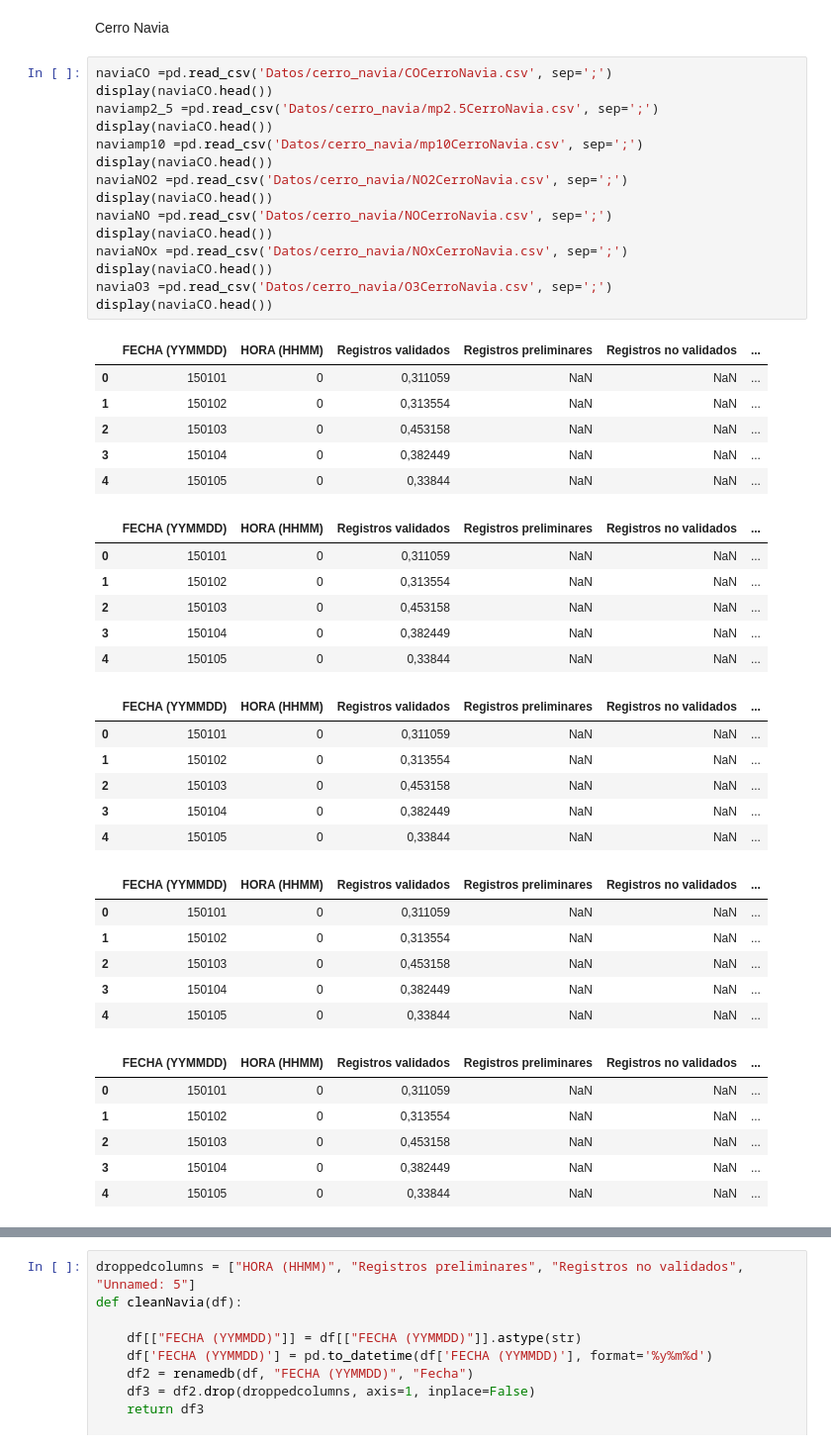
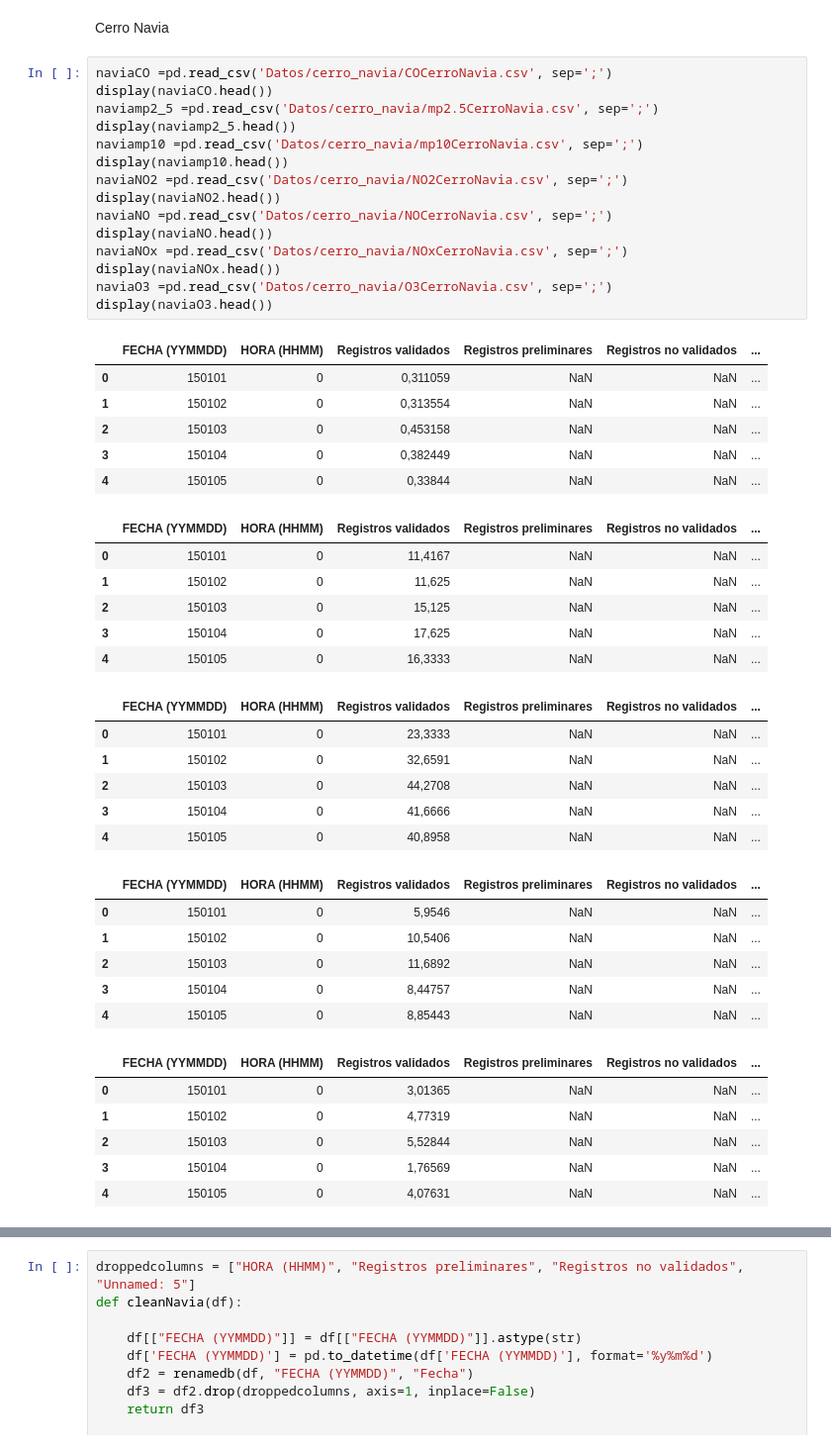
Before and after one commit to Seba-RC/AnalisisContaminacionAire, a Jupyter notebook: AnalisisDatos.ipynb, the cells around one changed output, grey strips where cells are left out. Shown at 99% size. Drawn from its saved outputs; the diff is of its cells as text.

```diff
--- a/AnalisisDatos.ipynb
+++ b/AnalisisDatos.ipynb
@@ -27,47 +27,47 @@ Cerro Navia
 # %%
 naviaCO =pd.read_csv('Datos/cerro_navia/COCerroNavia.csv', sep=';')
 display(naviaCO.head())
 naviamp2_5 =pd.read_csv('Datos/cerro_navia/mp2.5CerroNavia.csv', sep=';')
-display(naviaCO.head())
+display(naviamp2_5.head())
 naviamp10 =pd.read_csv('Datos/cerro_navia/mp10CerroNavia.csv', sep=';')
-display(naviaCO.head())
+display(naviamp10.head())
 naviaNO2 =pd.read_csv('Datos/cerro_navia/NO2CerroNavia.csv', sep=';')
-display(naviaCO.head())
+display(naviaNO2.head())
 naviaNO =pd.read_csv('Datos/cerro_navia/NOCerroNavia.csv', sep=';')
-display(naviaCO.head())
+display(naviaNO.head())
 naviaNOx =pd.read_csv('Datos/cerro_navia/NOxCerroNavia.csv', sep=';')
-display(naviaCO.head())
+display(naviaNOx.head())
 naviaO3 =pd.read_csv('Datos/cerro_navia/O3CerroNavia.csv', sep=';')
-display(naviaCO.head())
+display(naviaO3.head())
 # %% [output]
 |  | FECHA (YYMMDD) | HORA (HHMM) | Registros validados | Registros preliminares | Registros no validados | ... |
 | 0 | 150101 | 0 | 0,311059 | NaN | NaN | ... |
 | 1 | 150102 | 0 | 0,313554 | NaN | NaN | ... |
 | 2 | 150103 | 0 | 0,453158 | NaN | NaN | ... |
 | 3 | 150104 | 0 | 0,382449 | NaN | NaN | ... |
 | 4 | 150105 | 0 | 0,33844 | NaN | NaN | ... |
 |  | FECHA (YYMMDD) | HORA (HHMM) | Registros validados | Registros preliminares | Registros no validados | ... |
-| 0 | 150101 | 0 | 0,311059 | NaN | NaN | ... |
-| 1 | 150102 | 0 | 0,313554 | NaN | NaN | ... |
-| 2 | 150103 | 0 | 0,453158 | NaN | NaN | ... |
-| 3 | 150104 | 0 | 0,382449 | NaN | NaN | ... |
-| 4 | 150105 | 0 | 0,33844 | NaN | NaN | ... |
+| 0 | 150101 | 0 | 11,4167 | NaN | NaN | ... |
+| 1 | 150102 | 0 | 11,625 | NaN | NaN | ... |
+| 2 | 150103 | 0 | 15,125 | NaN | NaN | ... |
+| 3 | 150104 | 0 | 17,625 | NaN | NaN | ... |
+| 4 | 150105 | 0 | 16,3333 | NaN | NaN | ... |
 |  | FECHA (YYMMDD) | HORA (HHMM) | Registros validados | Registros preliminares | Registros no validados | ... |
-| 0 | 150101 | 0 | 0,311059 | NaN | NaN | ... |
-| 1 | 150102 | 0 | 0,313554 | NaN | NaN | ... |
-| 2 | 150103 | 0 | 0,453158 | NaN | NaN | ... |
-| 3 | 150104 | 0 | 0,382449 | NaN | NaN | ... |
-| 4 | 150105 | 0 | 0,33844 | NaN | NaN | ... |
+| 0 | 150101 | 0 | 23,3333 | NaN | NaN | ... |
+| 1 | 150102 | 0 | 32,6591 | NaN | NaN | ... |
+| 2 | 150103 | 0 | 44,2708 | NaN | NaN | ... |
+| 3 | 150104 | 0 | 41,6666 | NaN | NaN | ... |
+| 4 | 150105 | 0 | 40,8958 | NaN | NaN | ... |
 |  | FECHA (YYMMDD) | HORA (HHMM) | Registros validados | Registros preliminares | Registros no validados | ... |
-| 0 | 150101 | 0 | 0,311059 | NaN | NaN | ... |
-| 1 | 150102 | 0 | 0,313554 | NaN | NaN | ... |
-| 2 | 150103 | 0 | 0,453158 | NaN | NaN | ... |
-| 3 | 150104 | 0 | 0,382449 | NaN | NaN | ... |
-| 4 | 150105 | 0 | 0,33844 | NaN | NaN | ... |
+| 0 | 150101 | 0 | 5,9546 | NaN | NaN | ... |
+| 1 | 150102 | 0 | 10,5406 | NaN | NaN | ... |
+| 2 | 150103 | 0 | 11,6892 | NaN | NaN | ... |
+| 3 | 150104 | 0 | 8,44757 | NaN | NaN | ... |
+| 4 | 150105 | 0 | 8,85443 | NaN | NaN | ... |
 |  | FECHA (YYMMDD) | HORA (HHMM) | Registros validados | Registros preliminares | Registros no validados | ... |
-| 0 | 150101 | 0 | 0,311059 | NaN | NaN | ... |
-| 1 | 150102 | 0 | 0,313554 | NaN | NaN | ... |
-| 2 | 150103 | 0 | 0,453158 | NaN | NaN | ... |
-| 3 | 150104 | 0 | 0,382449 | NaN | NaN | ... |
-| 4 | 150105 | 0 | 0,33844 | NaN | NaN | ... |
+| 0 | 150101 | 0 | 3,01365 | NaN | NaN | ... |
+| 1 | 150102 | 0 | 4,77319 | NaN | NaN | ... |
+| 2 | 150103 | 0 | 5,52844 | NaN | NaN | ... |
+| 3 | 150104 | 0 | 1,76569 | NaN | NaN | ... |
+| 4 | 150105 | 0 | 4,07631 | NaN | NaN | ... |
 |  | FECHA (YYMMDD) | HORA (HHMM) | Registros validados | Registros preliminares | Registros no validados | ... |
```
Also changed, not shown: parts of 6 cells of this notebook.
